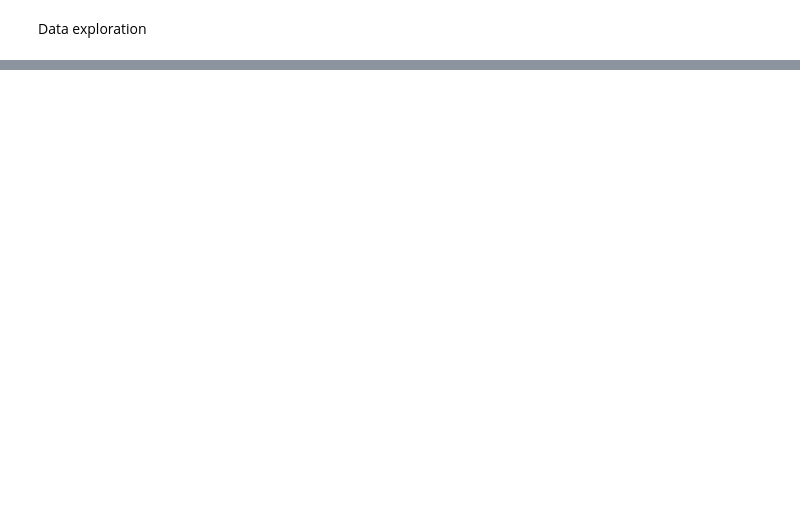
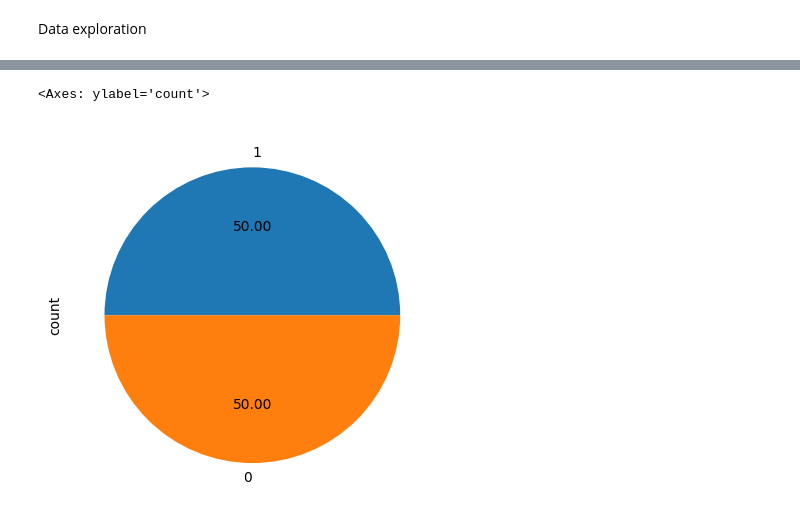
Before and after one commit to SinisterPlagueBot/dwa_w_dakchi, a Jupyter notebook: ml_server/testing.ipynb, the cells around one changed output, grey strips where cells are left out. Drawn from its saved outputs; the diff is of its cells as text; code cells hidden in the pictures; blank space fills up the shorter version.

```diff
--- a/ml_server/testing.ipynb
+++ b/ml_server/testing.ipynb
@@ -17,0 +46,5 @@ df.sample(4)
+# %%
+y_train_resample.value_counts().plot.pie(autopct="%.2f")
+# %% [output]
+<Axes: ylabel='count'>
+[figure, added]
```
Also changed, not shown: parts of 29 cells of this notebook, 17 other files.
